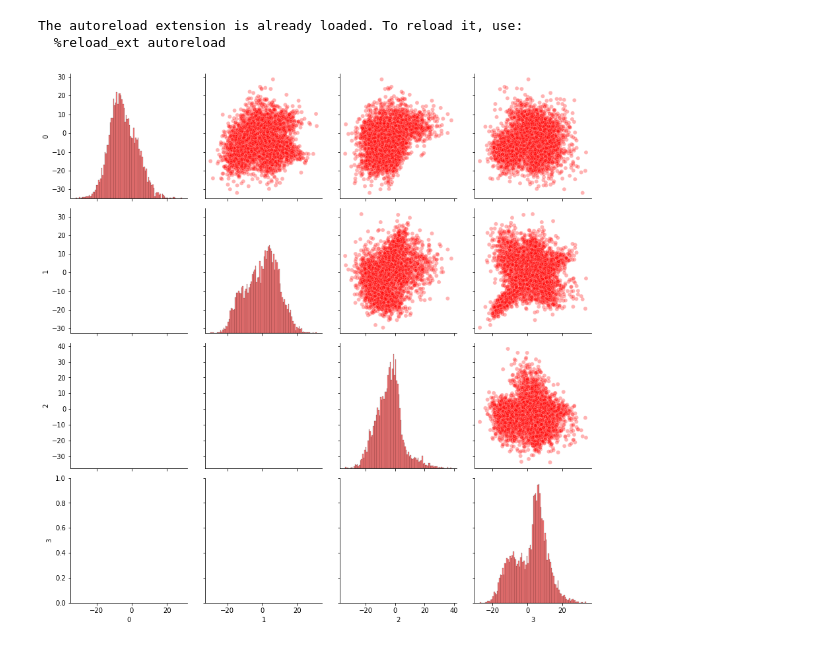
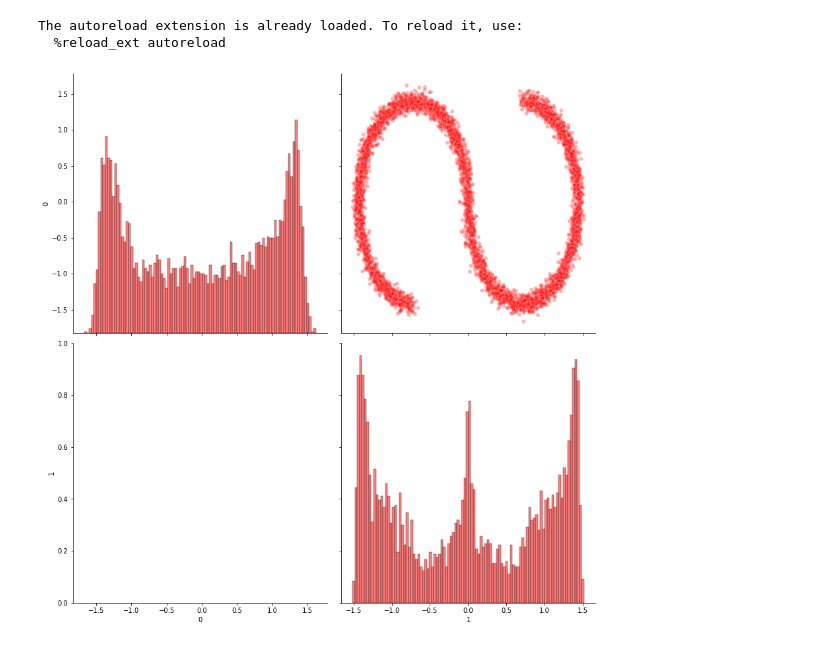
Before and after one commit to ElouanARGOUARCH/Discretely-Indexed-Flows, a Jupyter notebook: experiments/Start from EM.ipynb, the cells around one changed output. Drawn from its saved outputs; the diff is of its cells as text; code cells hidden in the pictures.

```diff
--- a/experiments/Start from EM.ipynb
+++ b/experiments/Start from EM.ipynb
@@ -14,13 +14,13 @@ import matplotlib.pyplot as plt
 The autoreload extension is already loaded. To reload it, use:
   %reload_ext autoreload
 # %%
-example = "Multimodal Dimension 4"
+example = "S Curve"
 num_samples = 10000
 target = Target(example, num_samples)
 target.target_visual()
 p, target_log_density, target_samples = target.get_target()
 # %% [output]
-[figure, old version]
+[figure, new version]
 # %%
 num_samples = target_samples.shape[0]
 epochs = 50
```
Also changed, not shown: parts of 10 cells of this notebook, 7 other files.
